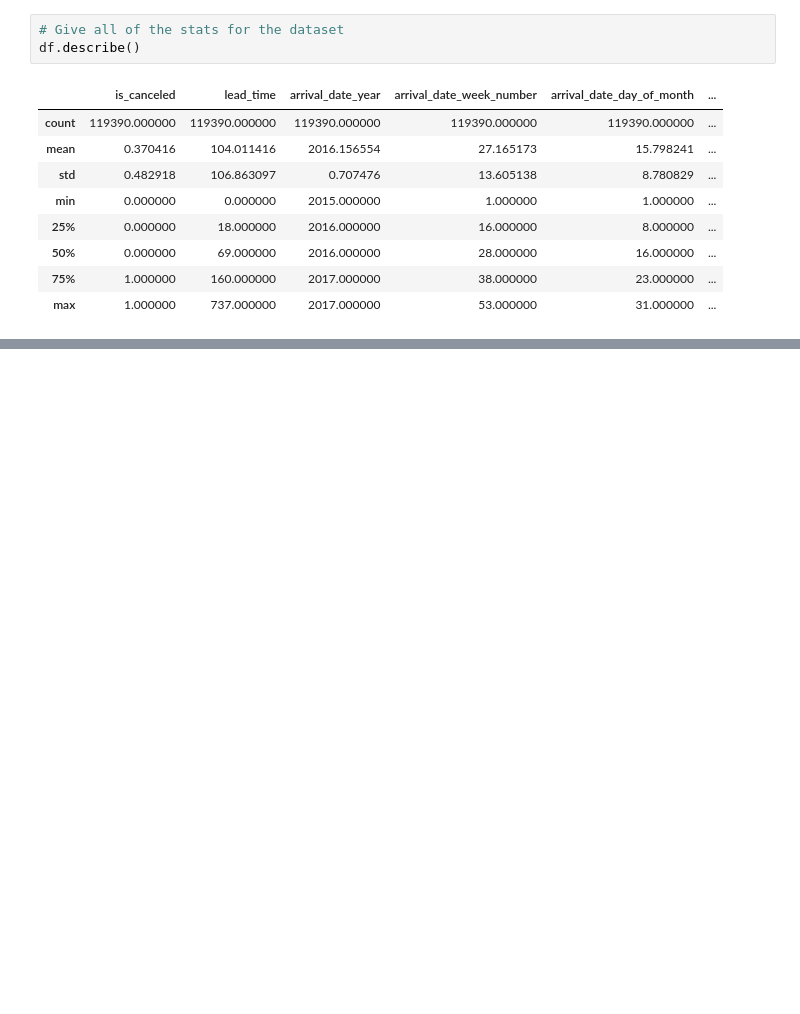
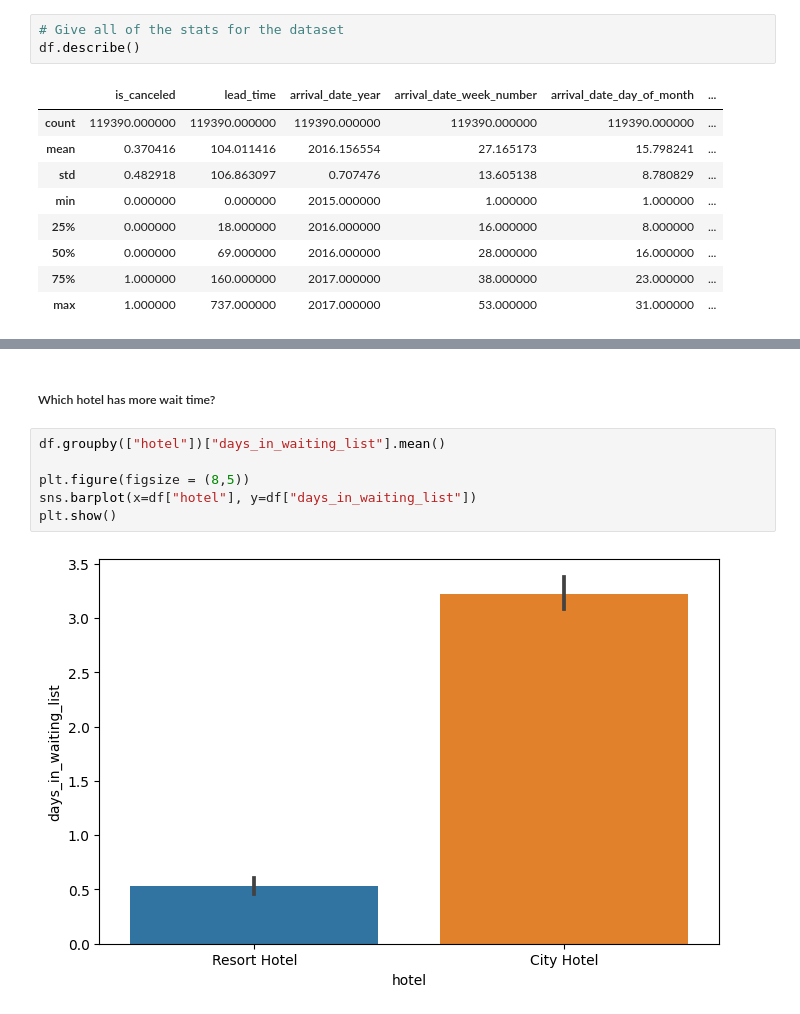
Before and after one commit to Gavin-Sharma/Hotel-Booking-Data-Mining, a Jupyter notebook: project_1.ipynb, the cells around one changed output, grey strips where cells are left out. Saved outputs shown, nothing was run; the diff lists cells and outputs as text; blank space fills up the shorter version.

```diff
--- a/project_1.ipynb
+++ b/project_1.ipynb
@@ -77,0 +113,10 @@ df.describe()
+# %% [markdown]
+<h5>Which hotel has more wait time?</h5>
+# %%
+df.groupby(["hotel"])["days_in_waiting_list"].mean()
+
+plt.figure(figsize = (8,5))
+sns.barplot(x=df["hotel"], y=df["days_in_waiting_list"])
+plt.show()
+# %% [output]
+[figure, added]
```
Also changed, not shown: parts of 9 cells of this notebook, 1 other file.
